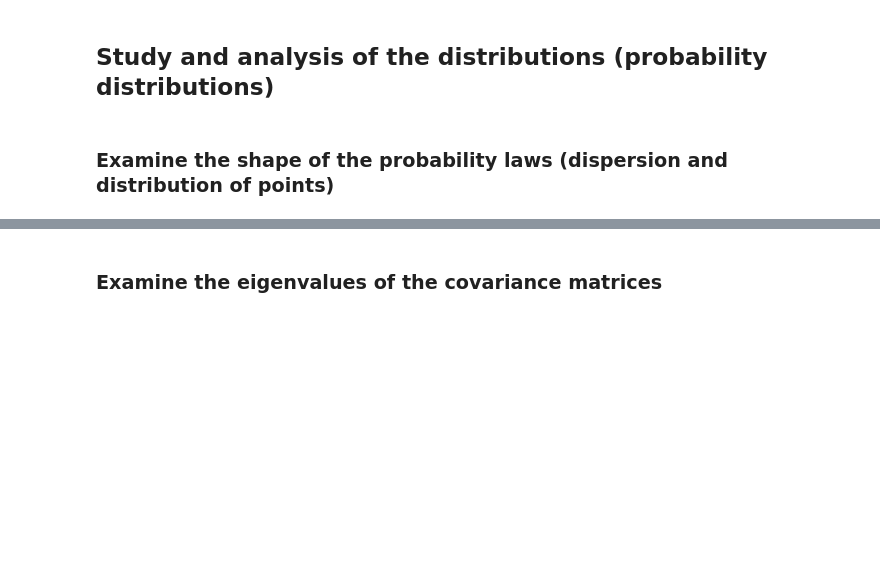
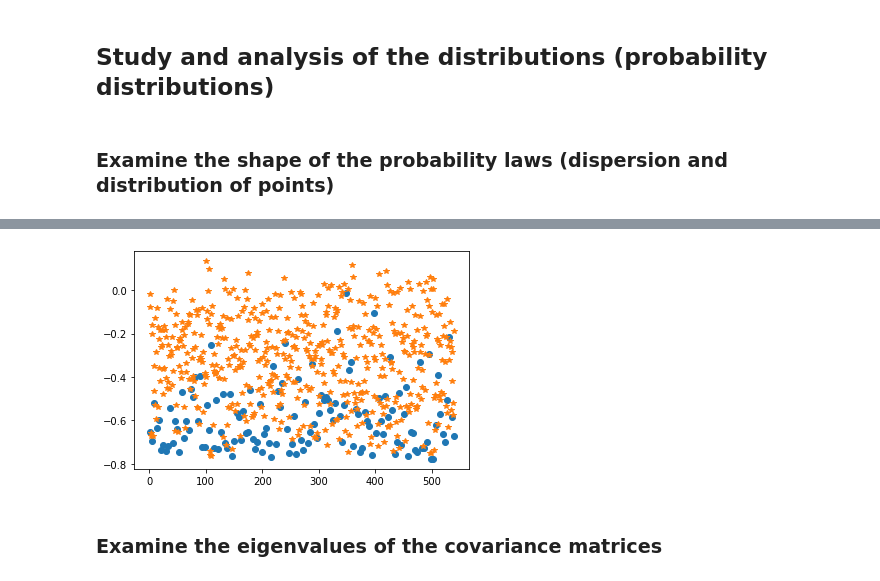
Before and after one commit to NacerSebtiMS/P300-Data-Analysis, a Jupyter notebook: P300_Data_Analysis.ipynb, the cells around one changed output, grey strips where cells are left out. Saved outputs shown, nothing was run; the diff lists cells and outputs as text; code cells hidden in the pictures; blank space fills up the shorter version.

```diff
--- a/P300_Data_Analysis.ipynb
+++ b/P300_Data_Analysis.ipynb
@@ -102,6 +120,9 @@ plt.plot(x2, ref_NP300['c'],'*')
 # %%
-plt.plot(x1,ref_P300['d'],'o')
-plt.plot(x2, ref_NP300['d'],'*')
+plt.plot(x_P300,ref_P300['d'],'o')
+plt.plot(x_NP300, ref_NP300['d'],'*')
+plt.show()
+# %% [output]
+[figure, added]
 # %% [markdown]
 ### Examine the eigenvalues of the covariance matrices
 # %% [markdown]
```
Also changed, not shown: parts of 7 cells of this notebook.
